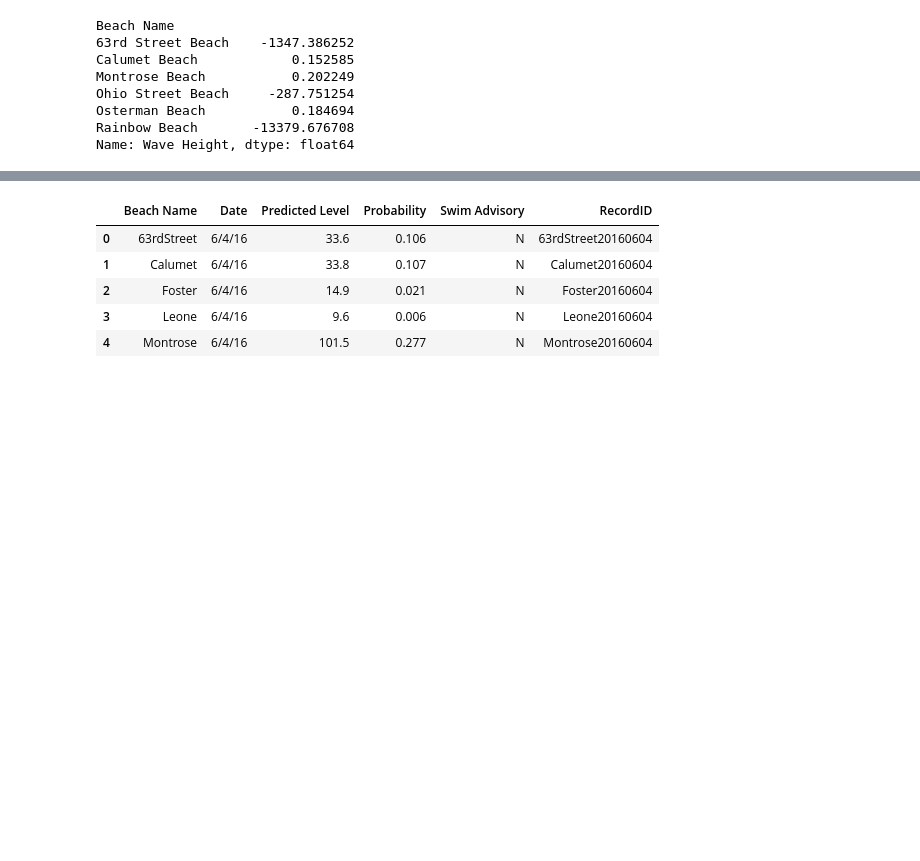
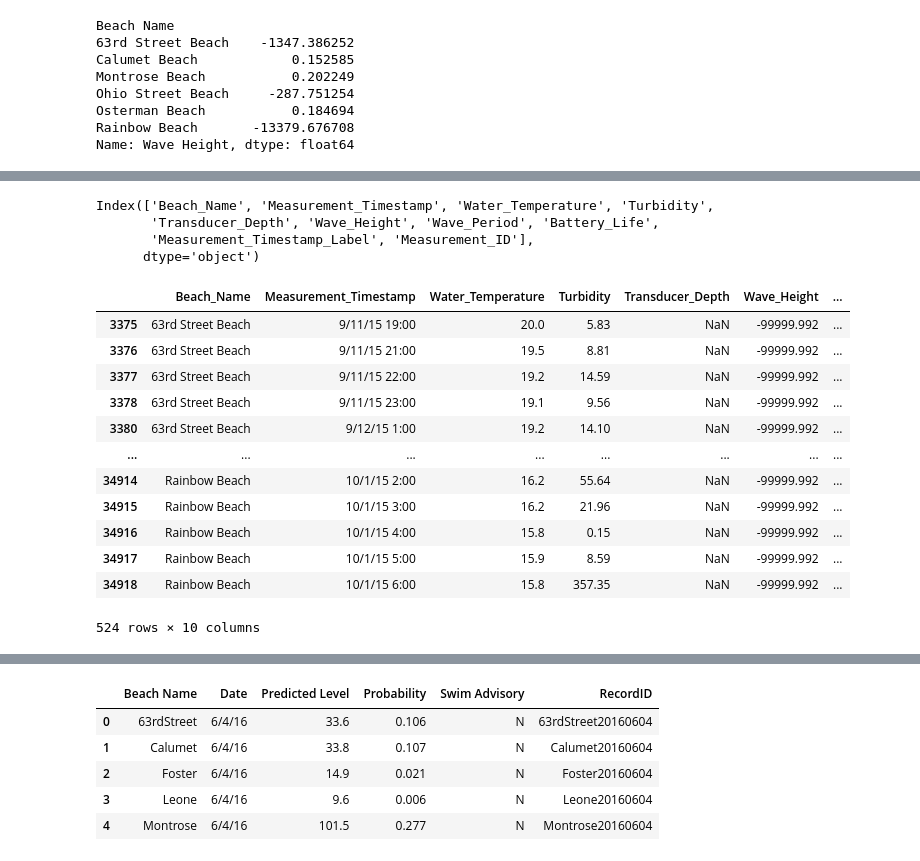
Before and after one commit to tveeder/city-beach-data-analysis, a Jupyter notebook: city_beach_analysis.ipynb, the cells around one changed output, grey strips where cells are left out. Cells and saved outputs as stored; diff of their text form; code cells hidden in the pictures; blank space fills up the shorter version.

```diff
--- a/city_beach_analysis.ipynb
+++ b/city_beach_analysis.ipynb
@@ -81,0 +138,23 @@ Name: Wave Height, dtype: float64
+# %%
+beach_quality_df.columns
+# %% [output]
+Index(['Beach_Name', 'Measurement_Timestamp', 'Water_Temperature', 'Turbidity',
+       'Transducer_Depth', 'Wave_Height', 'Wave_Period', 'Battery_Life',
+       'Measurement_Timestamp_Label', 'Measurement_ID'],
+      dtype='object')
+# %%
+beach_quality_df[beach_quality_df.Wave_Height<0]
+# %% [output]
+|  | Beach_Name | Measurement_Timestamp | Water_Temperature | Turbidity | Transducer_Depth | Wave_Height | ... |
+| 3375 | 63rd Street Beach | 9/11/15 19:00 | 20.0 | 5.83 | NaN | -99999.992 | ... |
+| 3376 | 63rd Street Beach | 9/11/15 21:00 | 19.5 | 8.81 | NaN | -99999.992 | ... |
+| 3377 | 63rd Street Beach | 9/11/15 22:00 | 19.2 | 14.59 | NaN | -99999.992 | ... |
+| 3378 | 63rd Street Beach | 9/11/15 23:00 | 19.1 | 9.56 | NaN | -99999.992 | ... |
+| 3380 | 63rd Street Beach | 9/12/15 1:00 | 19.2 | 14.10 | NaN | -99999.992 | ... |
+| ... | ... | ... | ... | ... | ... | ... | ... |
+| 34914 | Rainbow Beach | 10/1/15 2:00 | 16.2 | 55.64 | NaN | -99999.992 | ... |
+| 34915 | Rainbow Beach | 10/1/15 3:00 | 16.2 | 21.96 | NaN | -99999.992 | ... |
+| 34916 | Rainbow Beach | 10/1/15 4:00 | 15.8 | 0.15 | NaN | -99999.992 | ... |
+| 34917 | Rainbow Beach | 10/1/15 5:00 | 15.9 | 8.59 | NaN | -99999.992 | ... |
+| 34918 | Rainbow Beach | 10/1/15 6:00 | 15.8 | 357.35 | NaN | -99999.992 | ... |
+524 rows × 10 columns
```
Also changed, not shown: parts of 15 cells of this notebook, 1 other file.
